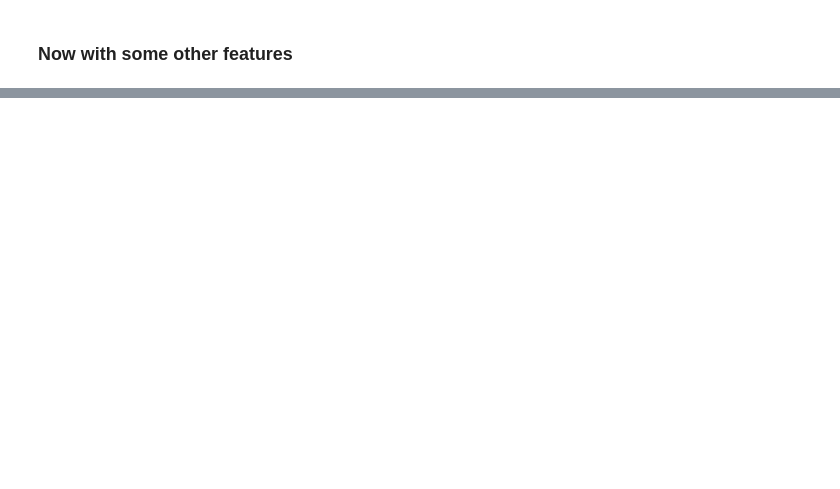
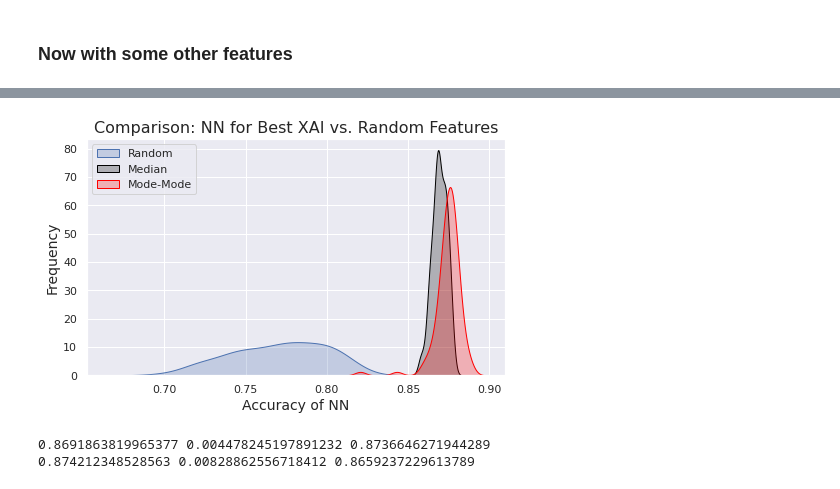
Before and after one commit to TobiasW1891/Finance-Redone, a Jupyter notebook: Predict with best XAI Feature.ipynb, the cells around one changed output, grey strips where cells are left out. Cells and saved outputs as stored; diff of their text form; code cells hidden in the pictures; blank space fills up the shorter version.

```diff
--- a/Predict with best XAI Feature.ipynb
+++ b/Predict with best XAI Feature.ipynb
@@ -284,0 +325,21 @@ np.median(NN_comparison),np.mean(NN_comparison), Accuracy_BestXAI
+# %%
+fig = plt.gcf()
+fig.set_size_inches(7.5,4.35)
+sns.kdeplot(NN_comparison, label ="Random", fill=True)
+sns.kdeplot(NN_median, color = "black", label="Median",fill=True)
+sns.kdeplot(NN_modemode, color = "red", label="Mode-Mode",fill=True)
+plt.legend(loc="upper left")
+plt.xlabel("Accuracy of NN",fontsize=14)
+plt.ylabel("Frequency",fontsize=14)
+plt.title("Comparison: NN for Best XAI vs. Random Features",
+          fontsize = 16)
+plt.savefig("Comparison_100NNs_kde.pdf",dpi=600)
+plt.show()
+# %% [output]
+[figure, added]
+# %%
+print(np.mean(NN_median), np.std(NN_median),np.mean(NN_median)+ np.std(NN_median) )
+print(np.mean(NN_modemode), np.std(NN_modemode),np.mean(NN_modemode)- np.std(NN_modemode) )
+# %% [output]
+0.8691863819965377 0.004478245197891232 0.8736646271944289
+0.874212348528563 0.00828862556718412 0.8659237229613789
```
Also changed, not shown: parts of 16 cells of this notebook, 2 other files.
